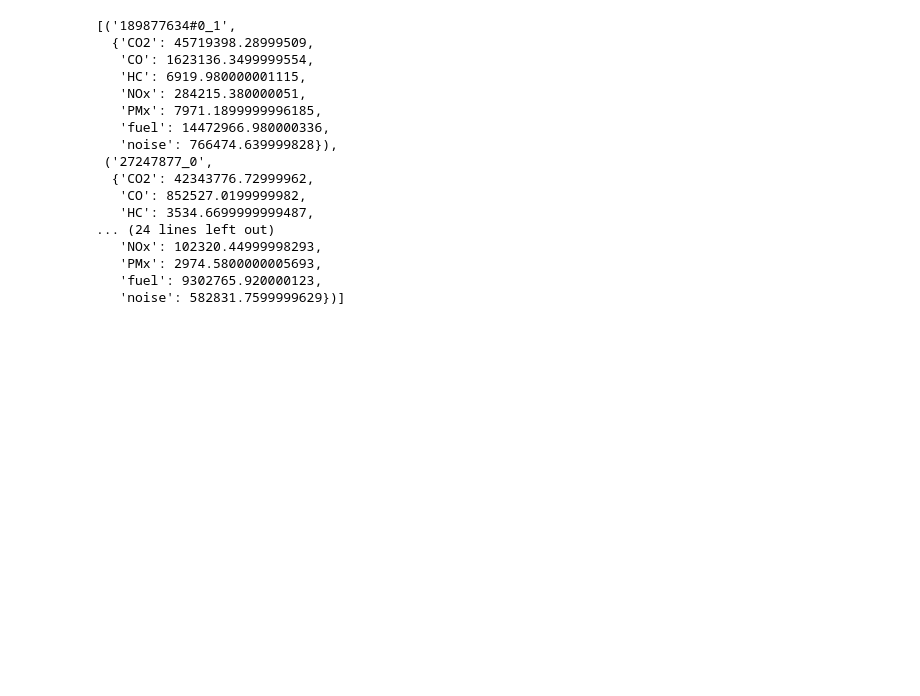
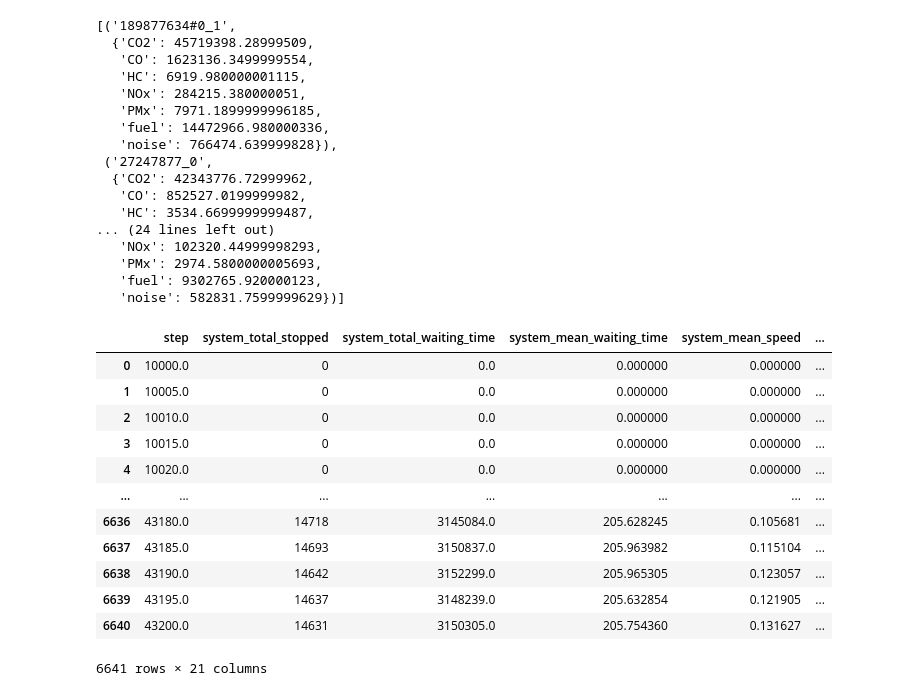
Before and after one commit to karstenk9/rl_traffic_signal_optimization, a Jupyter notebook: notebooks/emission_analysis.ipynb, the cells around one changed output. Drawn from its saved outputs; the diff is of its cells as text; code cells hidden in the pictures; blank space fills up the shorter version.

Commit message:
update model files

```diff
--- a/notebooks/emission_analysis.ipynb
+++ b/notebooks/emission_analysis.ipynb
@@ -85,3 +85,21 @@ sorted_junctions
    'PMx': 2974.5800000005693,
    'fuel': 9302765.920000123,
    'noise': 582831.7599999629})]
+# %%
+# read model output
+df = pd.read_csv('../src/data/model_outputs/ppo_new_local_test_conn0_ep3.csv')
+df
+# %% [output]
+|  | step | system_total_stopped | system_total_waiting_time | system_mean_waiting_time | system_mean_speed | ... |
+| 0 | 10000.0 | 0 | 0.0 | 0.000000 | 0.000000 | ... |
+| 1 | 10005.0 | 0 | 0.0 | 0.000000 | 0.000000 | ... |
+| 2 | 10010.0 | 0 | 0.0 | 0.000000 | 0.000000 | ... |
+| 3 | 10015.0 | 0 | 0.0 | 0.000000 | 0.000000 | ... |
+| 4 | 10020.0 | 0 | 0.0 | 0.000000 | 0.000000 | ... |
+| ... | ... | ... | ... | ... | ... | ... |
+| 6636 | 43180.0 | 14718 | 3145084.0 | 205.628245 | 0.105681 | ... |
+| 6637 | 43185.0 | 14693 | 3150837.0 | 205.963982 | 0.115104 | ... |
+| 6638 | 43190.0 | 14642 | 3152299.0 | 205.965305 | 0.123057 | ... |
+| 6639 | 43195.0 | 14637 | 3148239.0 | 205.632854 | 0.121905 | ... |
+| 6640 | 43200.0 | 14631 | 3150305.0 | 205.754360 | 0.131627 | ... |
+6641 rows × 21 columns
```
Also changed, not shown: parts of 1 cell of this notebook, 7 other files.
